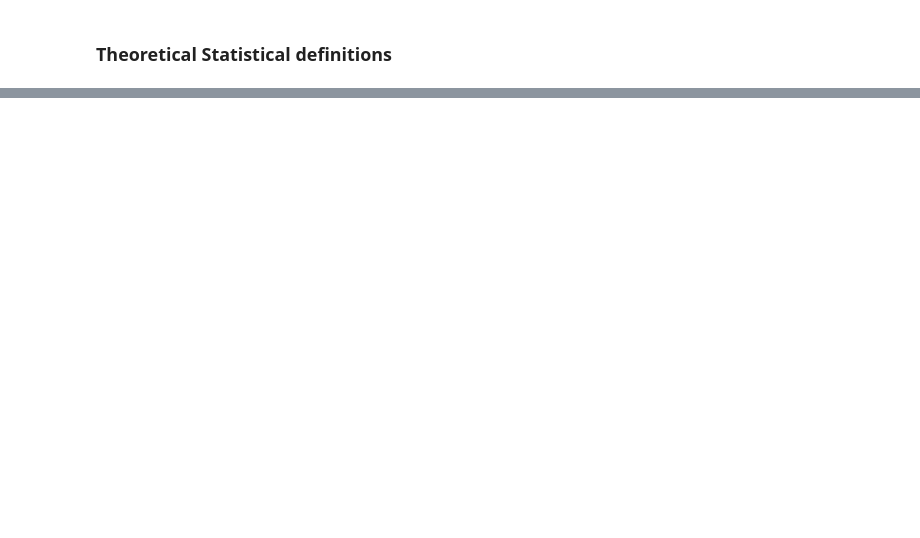
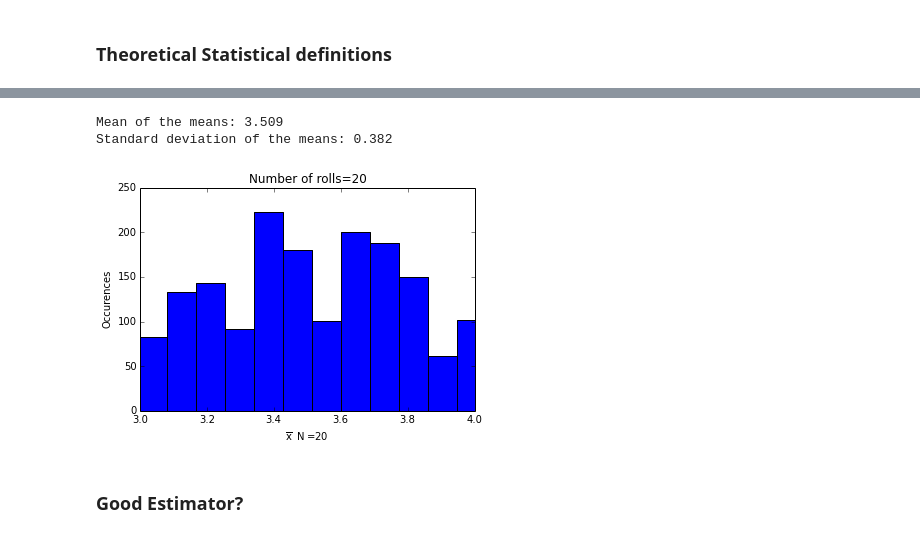
Before and after one commit to jklymak/Phy411, a Jupyter notebook: lectures/Lecture-01-Statistics-of-Random-Variables.ipynb, the cells around one changed output, grey strips where cells are left out. Drawn from its saved outputs; the diff is of its cells as text; code cells hidden in the pictures; blank space fills up the shorter version.

```diff
--- a/lectures/Lecture-01-Statistics-of-Random-Variables.ipynb
+++ b/lectures/Lecture-01-Statistics-of-Random-Variables.ipynb
@@ -126,0 +249,20 @@ array([ 6.25,  2.25,  0.25,  0.25,  2.25,  6.25])
+# %%
+Nexpts = 2000
+means=zeros(Nexpts)
+for i in range(Nexpts):
+    xx=getrolls(20)
+    means[i]=np.mean(xx)
+means20=means
+# %%
+fig,ax=plt.subplots(1,1);
+ax.hist(means,30)
+ax.set_xlabel('$\overline{x}\ \ N=20$');ax.set_ylabel('Occurences');ax.set_xlim([3.0,4.])
+ax.set_title('Number of rolls=20')
+print 'Mean of the means: %1.3f' % np.mean(means)
+print 'Standard deviation of the means: %1.3f' % np.std(means)
+# %% [output]
+Mean of the means: 3.509
+Standard deviation of the means: 0.382
+[figure, added]
+# %% [markdown]
+### Good Estimator?
```
Also changed, not shown: parts of 60 cells of this notebook, 1 other file.
